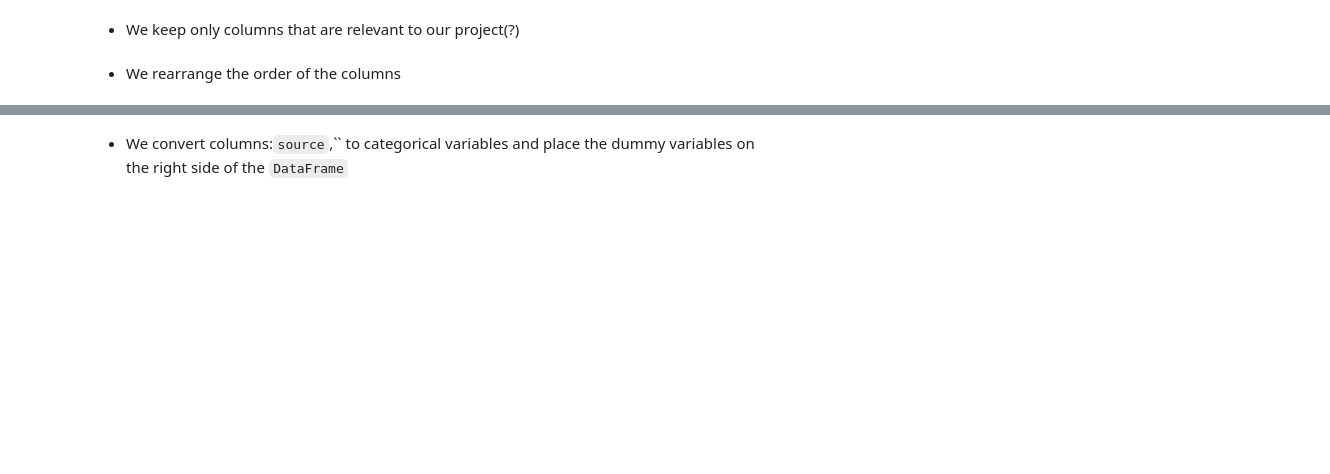
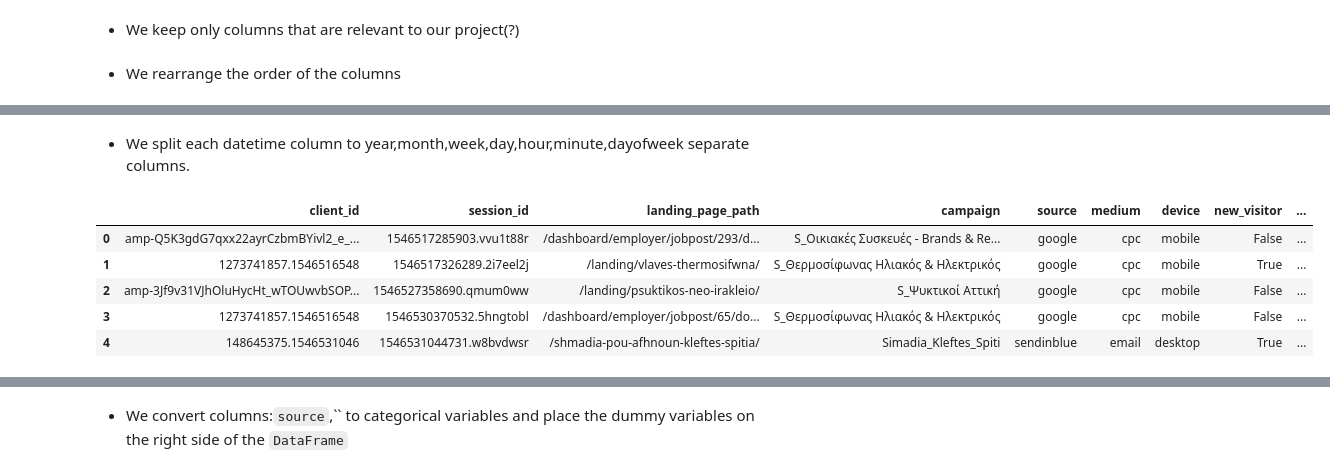
Before and after one commit to athbol/marketing_communication, a Jupyter notebook: Marketing_Communication.ipynb, the cells around one changed output, grey strips where cells are left out. Drawn from its saved outputs; the diff is of its cells as text; code cells hidden in the pictures; blank space fills up the shorter version.

```diff
--- a/Marketing_Communication.ipynb
+++ b/Marketing_Communication.ipynb
@@ -218,0 +247,2 @@ google_analytics_historic
+# %% [markdown]
+- We split each datetime column to year,month,week,day,hour,minute,dayofweek separate columns.
@@ -218,0 +294,9 @@ google_analytics_historic
+# %%
+google_analytics_historic.head(5)
+# %% [output]
+|  | client_id | session_id | landing_page_path | campaign | source | medium | device | new_visitor | ... |
+| 0 | amp-Q5K3gdG7qxx22ayrCzbmBYivl2_e_... | 1546517285903.vvu1t88r | /dashboard/employer/jobpost/293/d... | S_Οικιακές Συσκευές - Brands & Re... | google | cpc | mobile | False | ... |
+| 1 | 1273741857.1546516548 | 1546517326289.2i7eel2j | /landing/vlaves-thermosifwna/ | S_Θερμοσίφωνας Ηλιακός & Ηλεκτρικός | google | cpc | mobile | True | ... |
+| 2 | amp-3Jf9v31VJhOluHycHt_wTOUwvbSOP... | 1546527358690.qmum0ww | /landing/psuktikos-neo-irakleio/ | S_Ψυκτικοί Αττική | google | cpc | mobile | False | ... |
+| 3 | 1273741857.1546516548 | 1546530370532.5hngtobl | /dashboard/employer/jobpost/65/do... | S_Θερμοσίφωνας Ηλιακός & Ηλεκτρικός | google | cpc | mobile | False | ... |
+| 4 | 148645375.1546531046 | 1546531044731.w8bvdwsr | /shmadia-pou-afhnoun-kleftes-spitia/ | Simadia_Kleftes_Spiti | sendinblue | email | desktop | True | ... |
```
Also changed, not shown: parts of 33 cells of this notebook.
